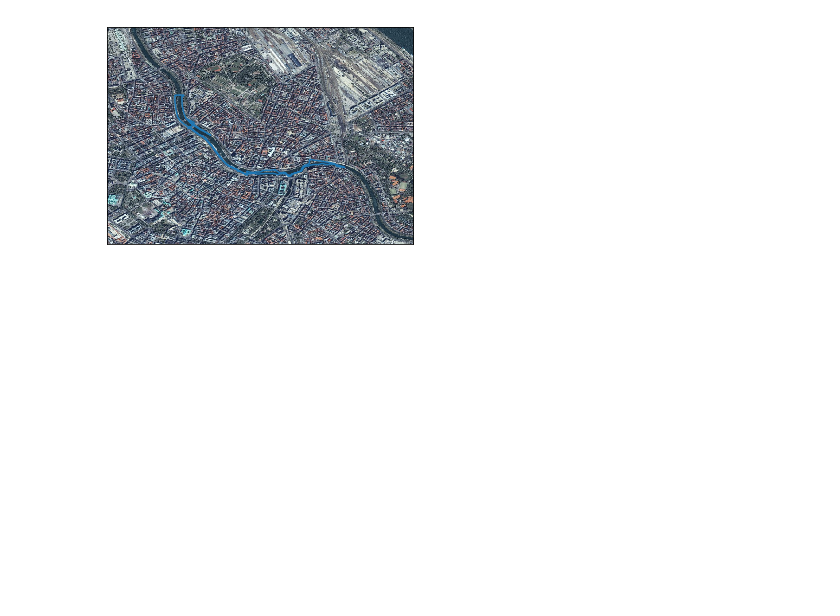
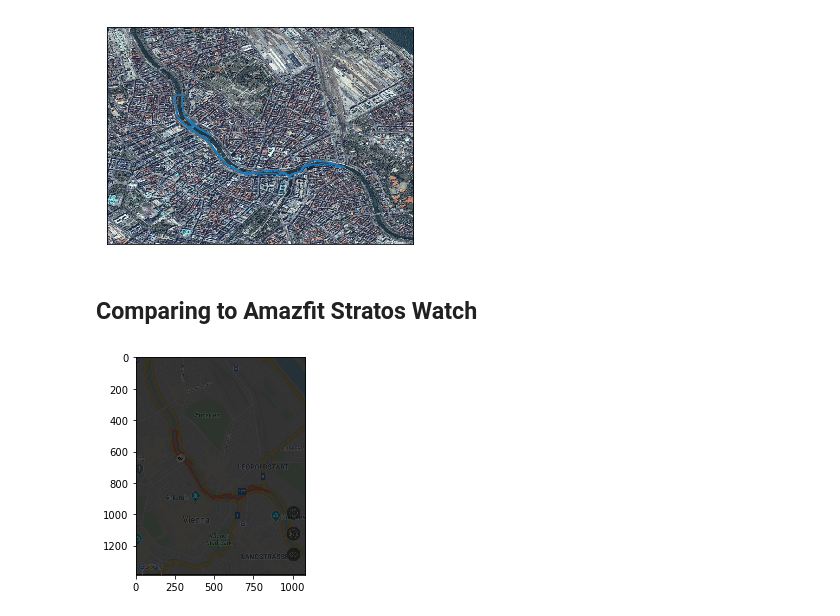
Before and after one commit to markusgoller/tracking_app, a Jupyter notebook: tracking_app_markusgoller.ipynb, the cells around one changed output. Cells and saved outputs as stored; diff of their text form; code cells hidden in the pictures; blank space fills up the shorter version.

Commit message:
comparing to amazfit stratos watch

```diff
--- a/tracking_app_markusgoller.ipynb
+++ b/tracking_app_markusgoller.ipynb
@@ -115,3 +117,5 @@ m.plot(df['lon'], df['lat'])
 http://server.arcgisonline.com/ArcGIS/rest/services/ESRI_Imagery_World_2D/MapServer/export?bbox=16.357687,48.20153,16.402632,48.233454&bboxSR=4269&imageSR=4269&size=1000,710&dpi=300&format=png32&trans ...
 [<matplotlib.lines.Line2D at 0x...>]
 [figure]
+# %% [markdown]
+## Comparing to Amazfit Stratos Watch
@@ -117,0 +125,5 @@ http://server.arcgisonline.com/ArcGIS/rest/services/ESRI_Imagery_World_2D/MapSer
+# %%
+img = mpimg.imread('./data/IMG_20200903_230125.jpg')
+imgplot = plt.imshow(img)
+# %% [output]
+[figure, added]
```
Also changed, not shown: parts of 3 cells of this notebook.
